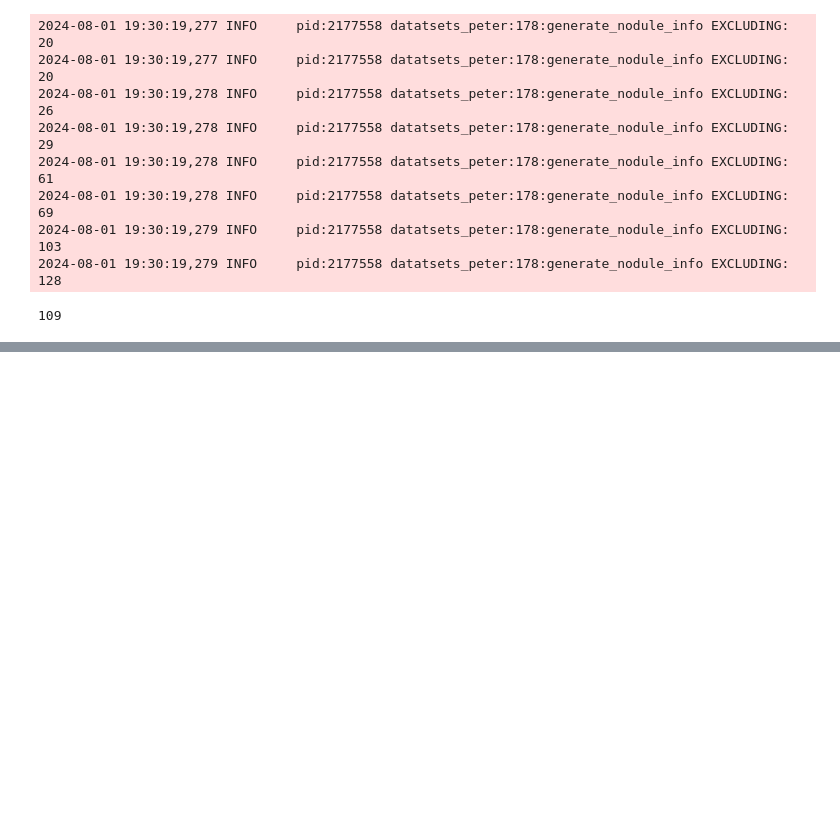
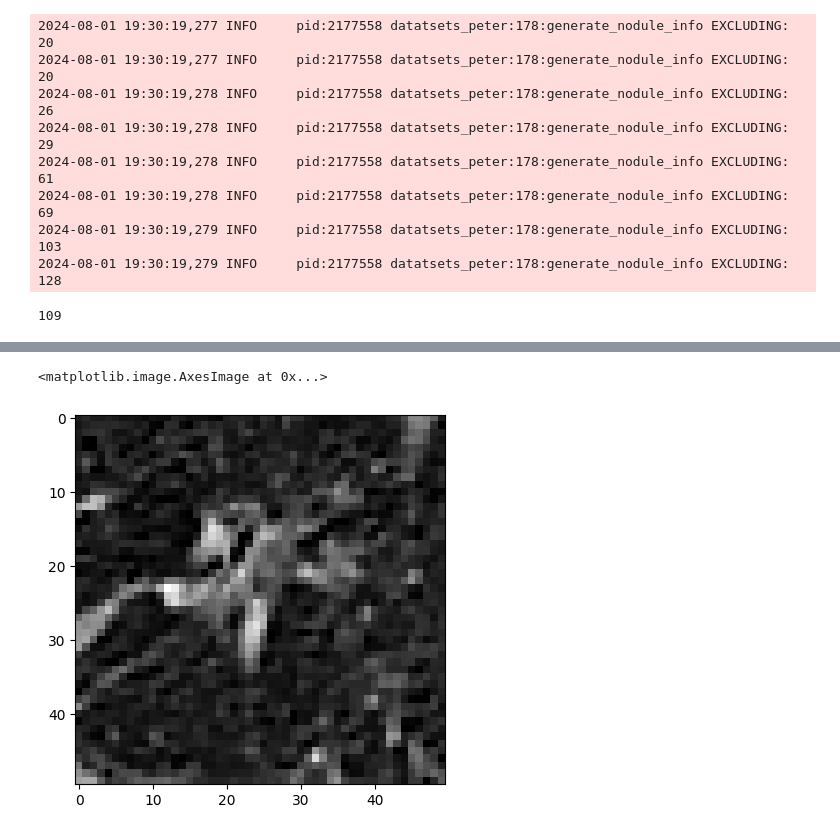
Before and after one commit to Pkaps25/nsclcrecurrence, a Jupyter notebook: ct_lung_class/scratch.ipynb, the cells around one changed output, grey strips where cells are left out. Cells and saved outputs as stored; diff of their text form; code cells hidden in the pictures; blank space fills up the shorter version.

```diff
--- a/ct_lung_class/scratch.ipynb
+++ b/ct_lung_class/scratch.ipynb
@@ -100,0 +93,6 @@ set()
+# %%
+from datasets import getNoduleInfoList
+nods = getNoduleInfoList()
+nod = [nod for nod in nods if nod.file_path == "/data/etay/lung_hist_dat/original_dat_nrrds/nod104.nrrd"][0]
+nod_obj = nod.image_type(nod.file_path, nod.center_lps)
+nodule_slice, slice_3d = nod_obj.nodule_slice(True, (50, 50, 50))
@@ -101,6 +117,10 @@ set()
 # %%
 import SimpleITK as sitk
 import numpy as np
 import matplotlib.pyplot as plt
-nodule = sitk.ReadImage("/data/etay/lung_hist_dat/original_dat_nrrds/nod1.nrrd")
-seg = sitk.ReadImage("/data/kaplinsp/test_nnunet/lung_1.nii.gz")
+nodule = sitk.ReadImage("/data/etay/lung_hist_dat/original_dat_nrrds/nod104.nrrd")
+# plt.imshow(sitk.GetArrayFromImage(nodule[slice_3d[::-1]])[20], cmap="grey")
+plt.imshow(nodule_slice[20], cmap="grey")
+# %% [output]
+<matplotlib.image.AxesImage at 0x...>
+[figure, added]
```
Also changed, not shown: parts of 13 cells of this notebook, 4 other files.
